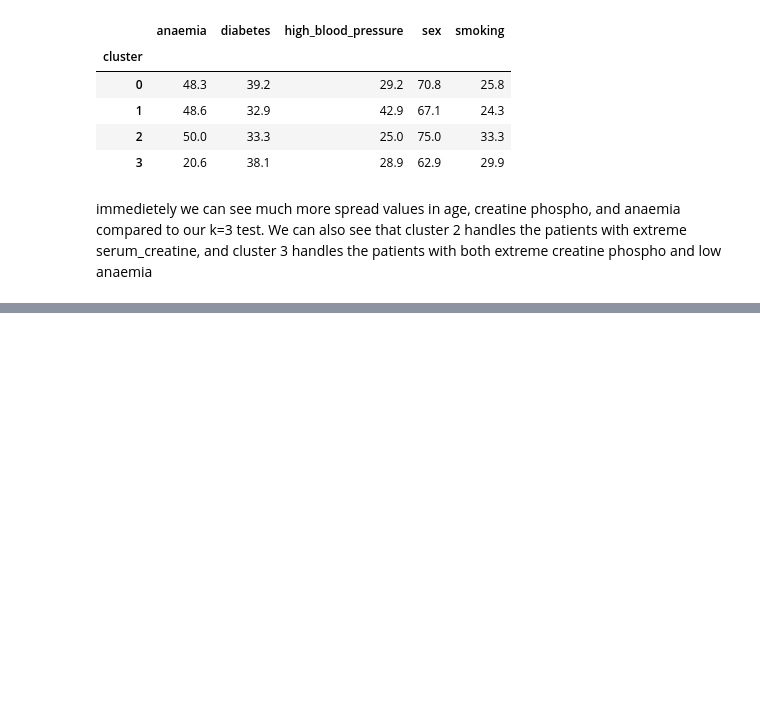
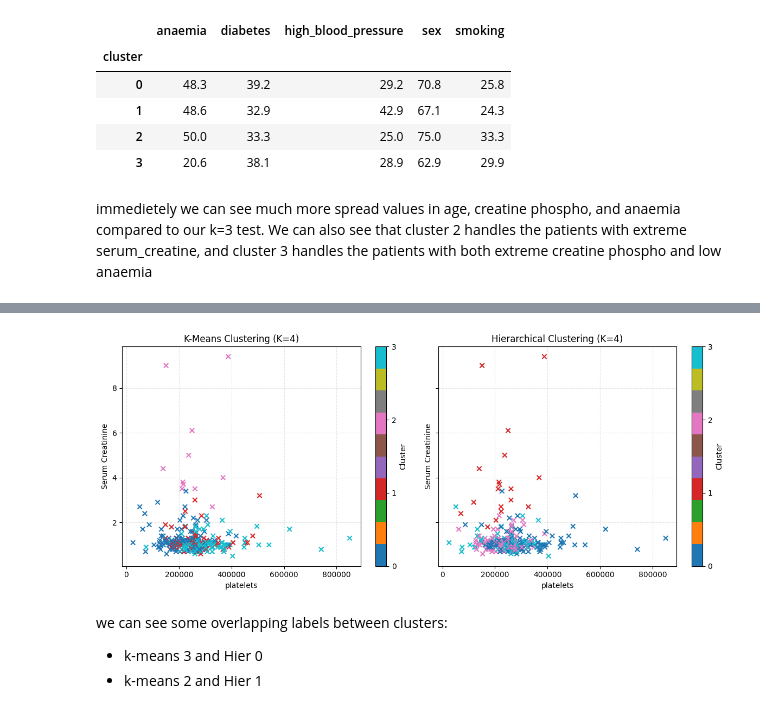
Before and after one commit to NathanMcCormack/Principles_of_ML_Assignment2, a Jupyter notebook: PML_Assignment2_26244470.ipynb, the cells around one changed output, grey strips where cells are left out. Drawn from its saved outputs; the diff is of its cells as text; code cells hidden in the pictures; blank space fills up the shorter version.

```diff
--- a/PML_Assignment2_26244470.ipynb
+++ b/PML_Assignment2_26244470.ipynb
@@ -447,0 +574,29 @@ immedietely we can see much more spread values in age, creatine phospho, and ana
+# %%
+#create 2 graphs
+fig, axes = plt.subplots(1, 2, figsize=(12, 5), sharex=True, sharey=True)
+
+#k-means
+plot1 = axes[0].scatter( df_clean["platelets"], df_clean["serum_creatinine"], c=clusters_4, cmap="tab10", marker="x")
+
+axes[0].set_title("K-Means Clustering (K=4)")
+
+# Hierarchical clustering
+plot2 = axes[1].scatter(df_clean["platelets"], df_clean["serum_creatinine"], c=hier_labels, cmap="tab10", marker="x")
+
+axes[1].set_title("Hierarchical Clustering (K=4)")
+
+# Add labels, legends and gridlines
+for ax, plot in zip(axes, [plot1, plot2]):
+    ax.set_xlabel("platelets")
+    ax.set_ylabel("Serum Creatinine")
+    ax.grid(True, linestyle="--", alpha=0.3)
+    plt.colorbar(plot, ax=ax, ticks=[0, 1, 2, 3], label="Cluster")
+
+plt.tight_layout()
+plt.show()
+# %% [output]
+[figure, added]
+# %% [markdown]
+we can see some overlapping labels between clusters:
+- k-means 3 and Hier 0
+- k-means 2 and Hier 1
```
Also changed, not shown: parts of 15 cells of this notebook.
